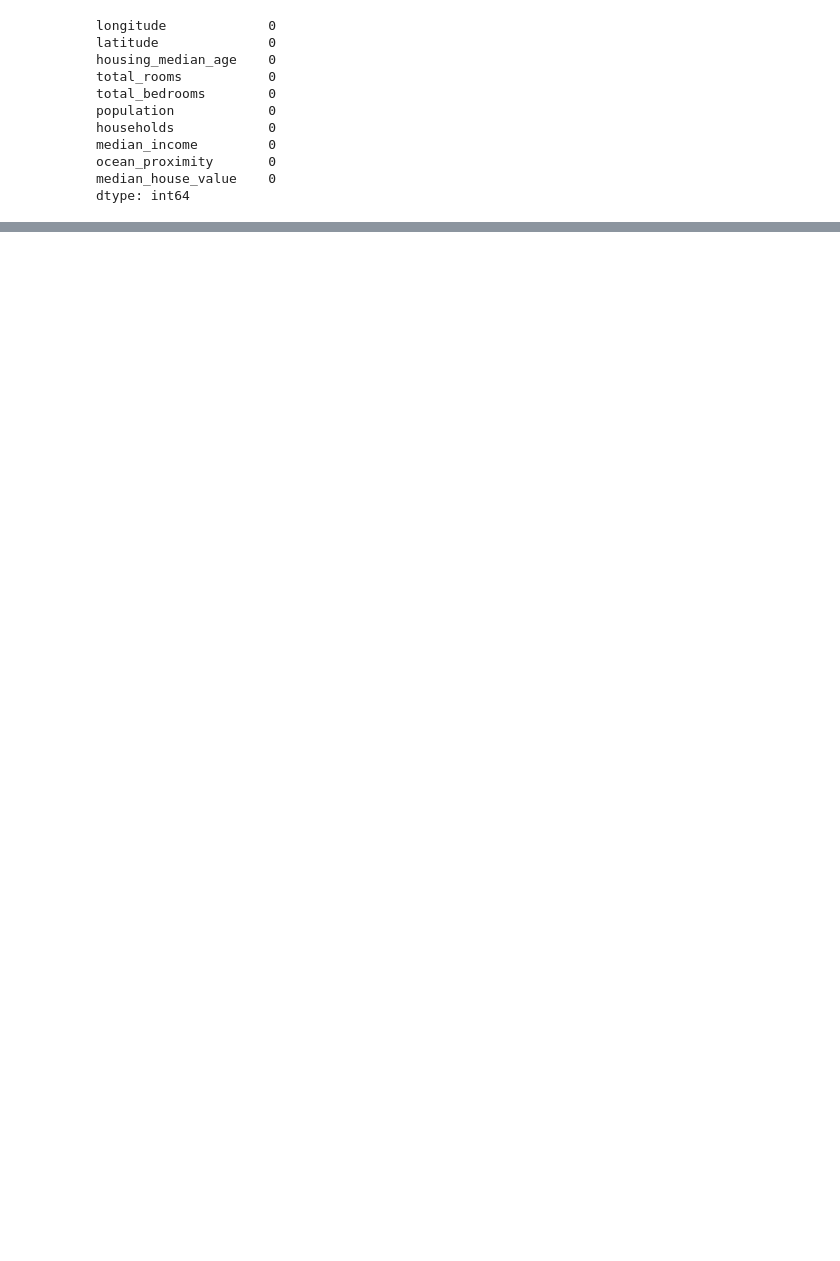
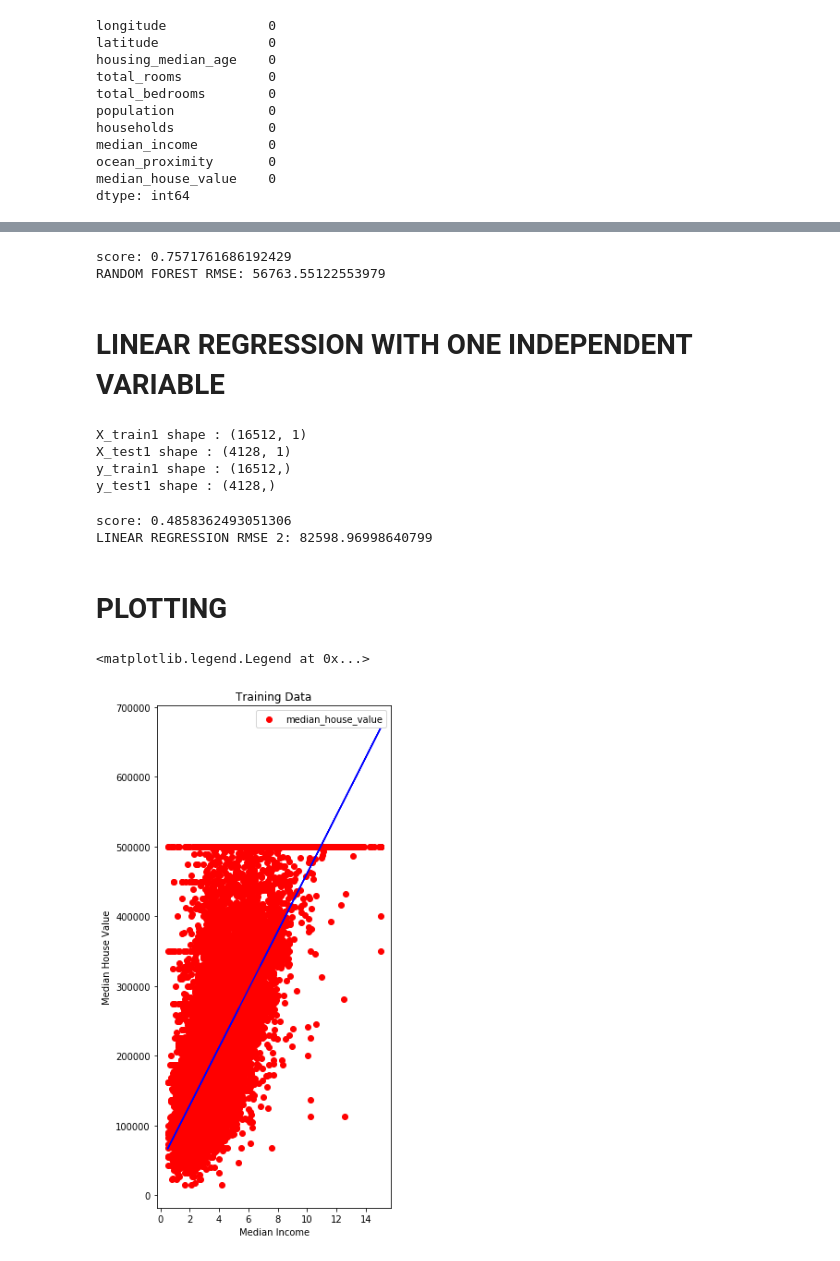
Before and after one commit to vaishnaviparikipandla/ML_1, a Jupyter notebook: HML217.ipynb, the cells around one changed output, grey strips where cells are left out. Drawn from its saved outputs; the diff is of its cells as text; code cells hidden in the pictures; blank space fills up the shorter version.

```diff
--- a/HML217.ipynb
+++ b/HML217.ipynb
@@ -69,8 +119,6 @@ dtype: int64
 # %%
-from sklearn.preprocessing import LabelEncoder
-
-lb_make = LabelEncoder()
-data["ocean_proximity"] = lb_make.fit_transform(data["ocean_proximity"])
+lb = LabelEncoder()
+data["ocean_proximity"] = lb.fit_transform(data["ocean_proximity"])
 # %%
 data.head(10)
 # %% [output]
@@ -90,0 +152,8 @@ NameError: name 'pd' is not defined
+# %%
+indep=data.drop(["median_house_value"],axis=1)
+dep=data["median_house_value"]
+X_train,X_test,y_train,y_test = train_test_split(indep,dep,test_size=0.2,random_state=45)
+print("X_train shape :",X_train.shape)
+print("X_test shape :",X_test.shape)
+print("y_train shape :",y_train.shape)
+print("y_test shape :",y_test.shape)
@@ -90,0 +223,49 @@ NameError: name 'pd' is not defined
+# %%
+rt = RandomForestRegressor(max_depth = 20, min_samples_leaf = 50, max_features = 'sqrt',n_estimators = 1000)
+rt.fit(X_train,y_train)
+predf = rt.predict(X_test)
+print("score:",rt.score(X_test,y_test))
+print("RANDOM FOREST RMSE:",np.sqrt(mean_squared_error(y_test, predf)))
+# %% [output]
+score: 0.7571761686192429
+RANDOM FOREST RMSE: 56763.55122553979
+# %% [markdown]
+# LINEAR REGRESSION WITH ONE INDEPENDENT VARIABLE
+# %%
+col= ["longitude","latitude","housing_median_age","total_rooms","total_bedrooms","population","households","ocean_proximity"]
+indep1=indep.drop(col,axis=1)
+dep1=data["median_house_value"]
+X_train1,X_test1,y_train1,y_test1 = train_test_split(indep1,dep1,test_size=0.2,random_state=45)
+print("X_train1 shape :",X_train1.shape)
+print("X_test1 shape :",X_test1.shape)
+print("y_train1 shape :",y_train1.shape)
+print("y_test1 shape :",y_test1.shape)
+# %% [output]
+X_train1 shape : (16512, 1)
+X_test1 shape : (4128, 1)
+y_train1 shape : (16512,)
+y_test1 shape : (4128,)
+# %%
+lin1 = LinearRegression()
+lin1.fit(X_train1, y_train1)
+pred2=lin1.predict(X_test1)
+print("score:",lin1.score(X_test1,y_test1))
+print("LINEAR REGRESSION RMSE 2:",np.sqrt(mean_squared_error(y_test1, pred2)))
+# %% [output]
+score: 0.4858362493051306
+LINEAR REGRESSION RMSE 2: 82598.96998640799
+# %% [markdown]
+# PLOTTING
+# %%
+plt.figure(figsize=(10,10))
+
+plt.subplot(1,2,1)
+plt.title("Training Data")
+plt.scatter(X_train1,y_train1,color="red")
+plt.plot(X_train1,lin1.predict(X_train1),color="blue")
+plt.xlabel("Median Income")
+plt.ylabel("Median House Value")
+plt.legend()
+# %% [output]
+<matplotlib.legend.Legend at 0x...>
+[figure, added]
```
Also changed, not shown: parts of 26 cells of this notebook.
